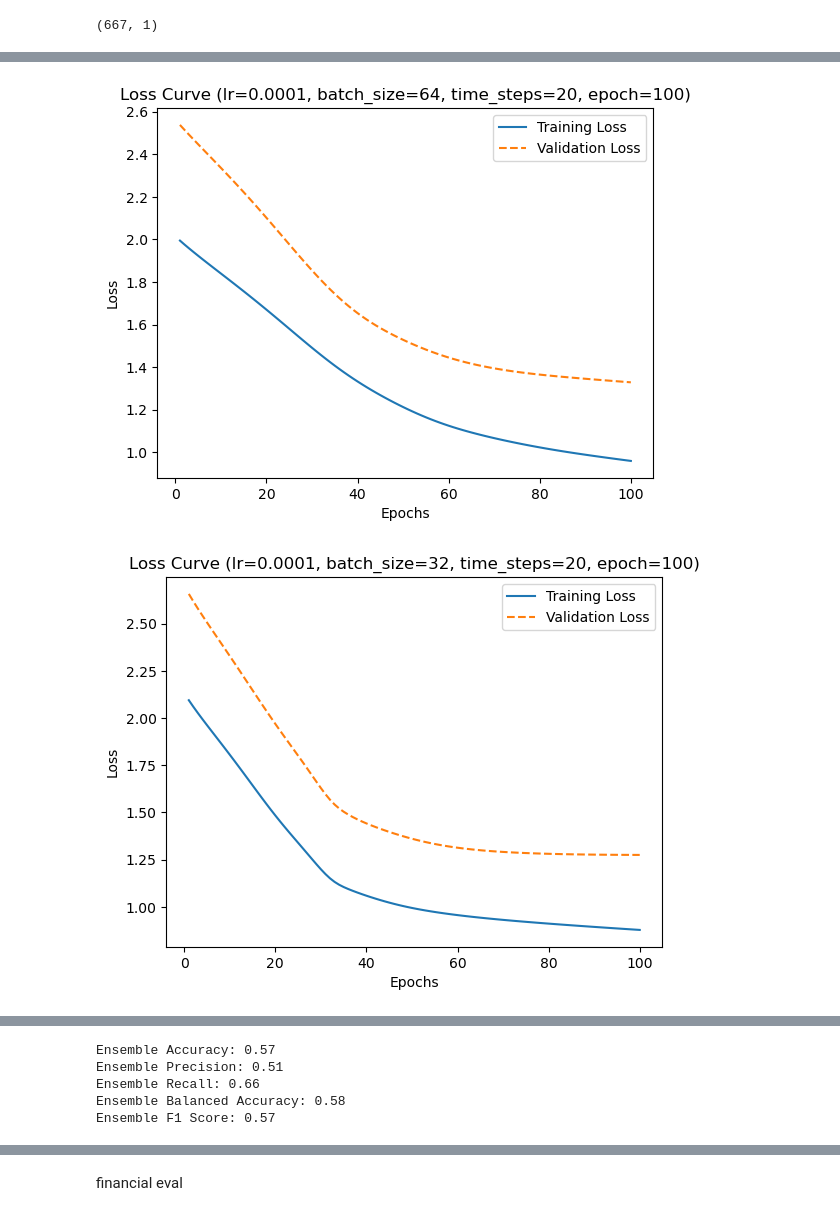
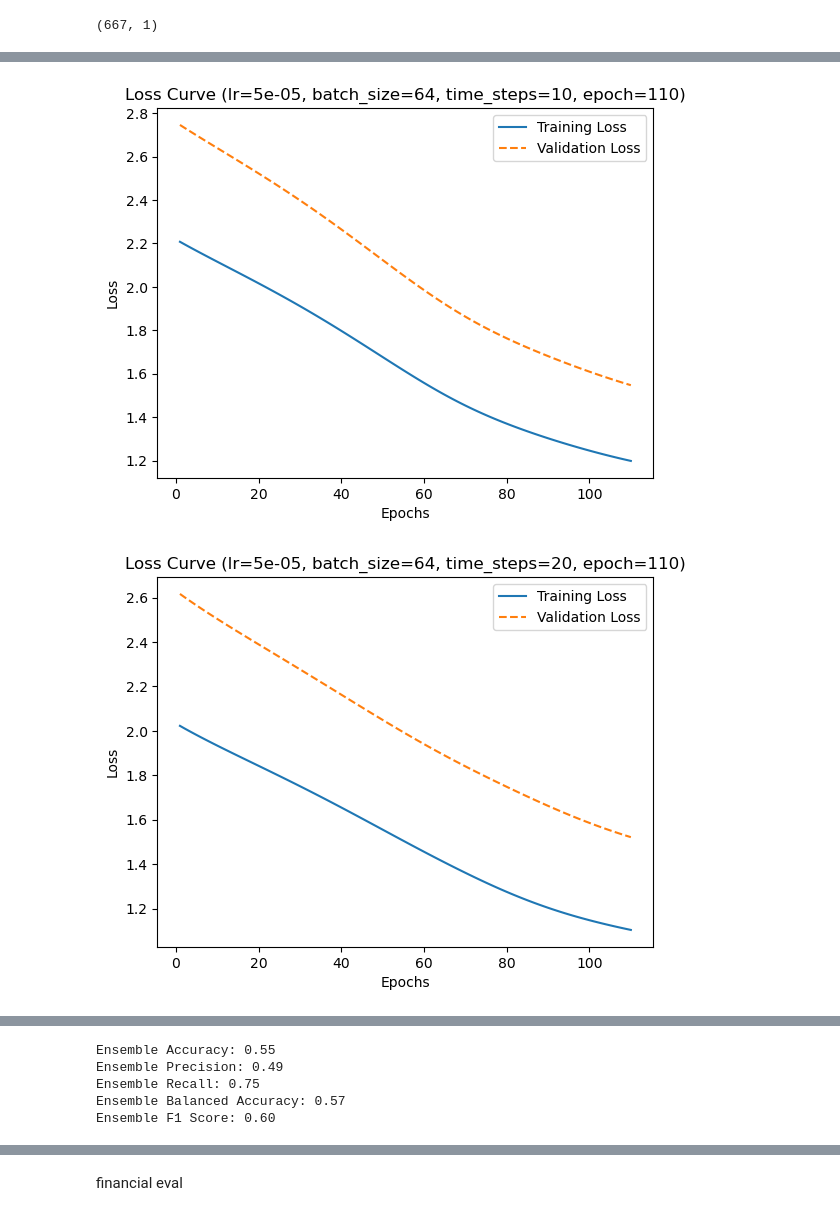
Before and after one commit to halilvibrahim/stock_movement, a Jupyter notebook: Ensemble_Models/TMUS_Ensemble.ipynb, the cells around one changed output, grey strips where cells are left out. Saved outputs shown, nothing was run; the diff lists cells and outputs as text; code cells hidden in the pictures.

```diff
--- a/Ensemble_Models/TMUS_Ensemble.ipynb
+++ b/Ensemble_Models/TMUS_Ensemble.ipynb
@@ -89,10 +89,10 @@ from torch.utils.data import TensorDataset, DataLoader
 from itertools import product  # For generating combinations
 
 # Define model parameters
-learning_rates = [0.0001]
+learning_rates = [0.00005, 0.0001]
 epochs = [100, 110, 90]
 time_steps = [10, 20]
-batch_sizes = [64, 32]
+batch_sizes = [64]
 
 # Create combinations of parameters (learning rate, epochs, time steps, batch size)
 combinations = list(product(learning_rates, epochs, time_steps, batch_sizes))
@@ -208,2 +208,2 @@ ensemble_results = np.array(ensemble_results)
-[figure, old version]
+[figure, new version]
-[figure, old version]
+[figure, new version]
@@ -250,11 +250,11 @@ print(f"Ensemble Recall: {recall:.2f}")
 print(f"Ensemble Balanced Accuracy: {balanced_accuracy:.2f}")
 print(f"Ensemble F1 Score: {f1:.2f}")
 # %% [output]
-Ensemble Accuracy: 0.57
-Ensemble Precision: 0.51
-Ensemble Recall: 0.66
-Ensemble Balanced Accuracy: 0.58
-Ensemble F1 Score: 0.57
+Ensemble Accuracy: 0.55
+Ensemble Precision: 0.49
+Ensemble Recall: 0.75
+Ensemble Balanced Accuracy: 0.57
+Ensemble F1 Score: 0.60
 # %%
 from sklearn.metrics import confusion_matrix, ConfusionMatrixDisplay
 cm = confusion_matrix(y_test_binary, majority_voting_predictions)
```
Also changed, not shown: parts of 5 cells of this notebook, 2 other files.
